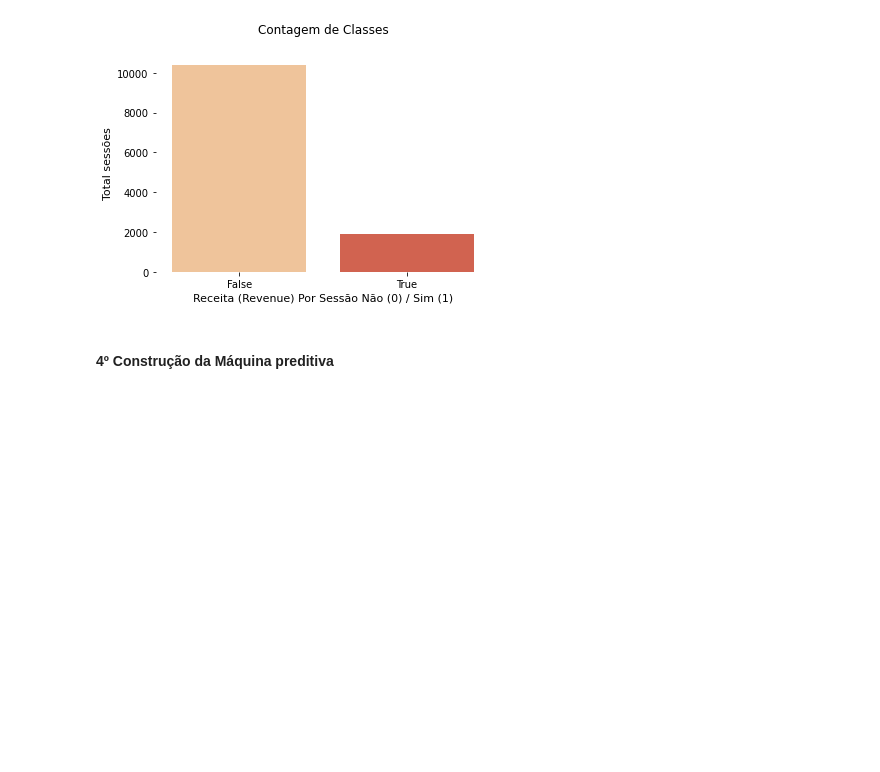
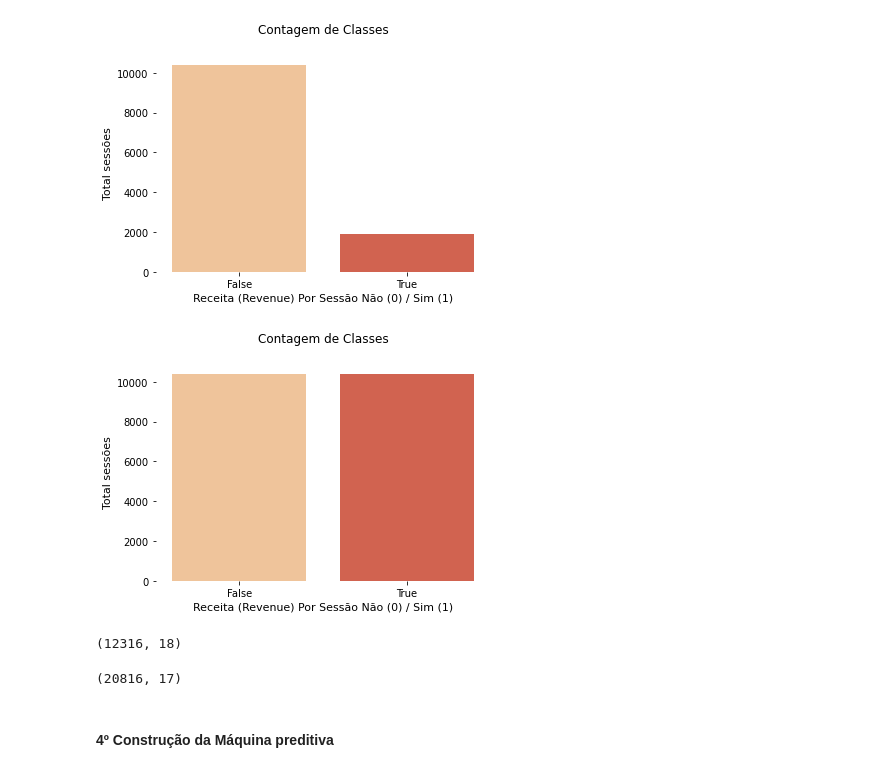
Before and after one commit to clferreira1985/Python, a Jupyter notebook: SVM_estudo_de_caso/SVM_estudo_de_caso.ipynb, the cells around one changed output. Drawn from its saved outputs; the diff is of its cells as text; code cells hidden in the pictures; blank space fills up the shorter version.

```diff
--- a/SVM_estudo_de_caso/SVM_estudo_de_caso.ipynb
+++ b/SVM_estudo_de_caso/SVM_estudo_de_caso.ipynb
@@ -357,0 +360,29 @@ import imblearn
+# %%
+# Seed para reduzir o mesmo resultado
+seed = 7
+
+# Separa X e y
+X = df.iloc[:, 0:17]
+y = df.iloc[:,17]
+# %%
+# Cria o balanceador SMOTE
+smote_bal = SMOTE(random_state=seed)
+
+X_res, y_res = smote_bal.fit_resample(X,y)
+# %%
+sns.countplot(y_res, palette = 'OrRd')
+plt.box(False)
+plt.xlabel ('Receita (Revenue) Por Sessão Não (0) / Sim (1)', fontsize = 11)
+plt.ylabel('Total sessões', fontsize = 11)
+plt.title('Contagem de Classes\n')
+plt.show()
+# %% [output]
+[figure, added]
+# %%
+df.shape
+# %% [output]
+(12316, 18)
+# %%
+X_res.shape
+# %% [output]
+(20816, 17)
```
Also changed, not shown: parts of 8 cells of this notebook.
